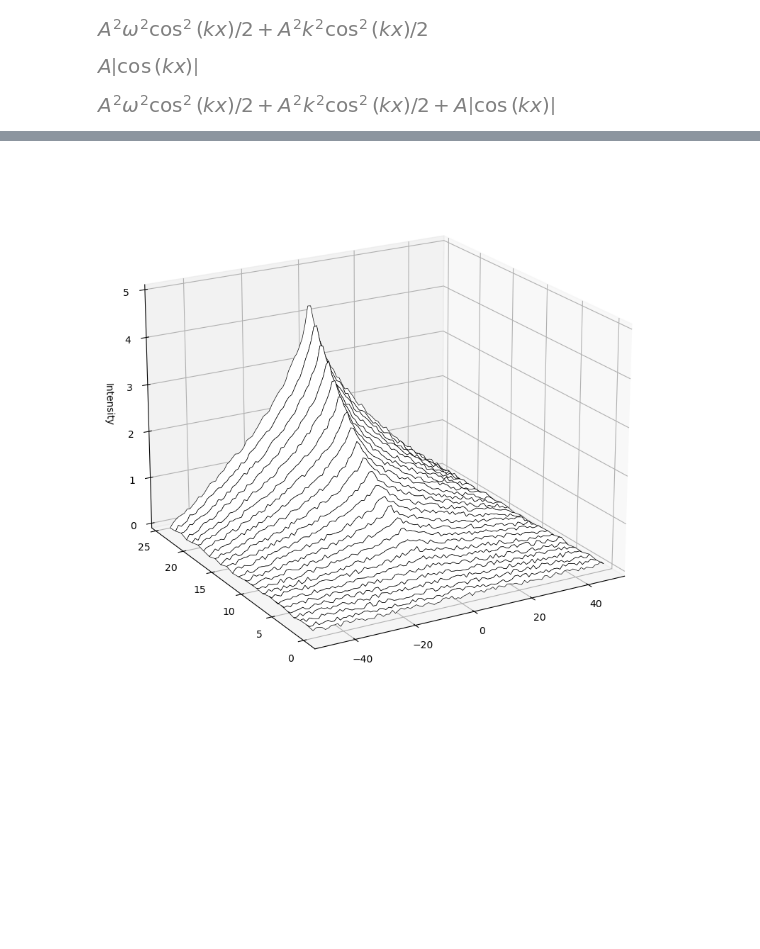
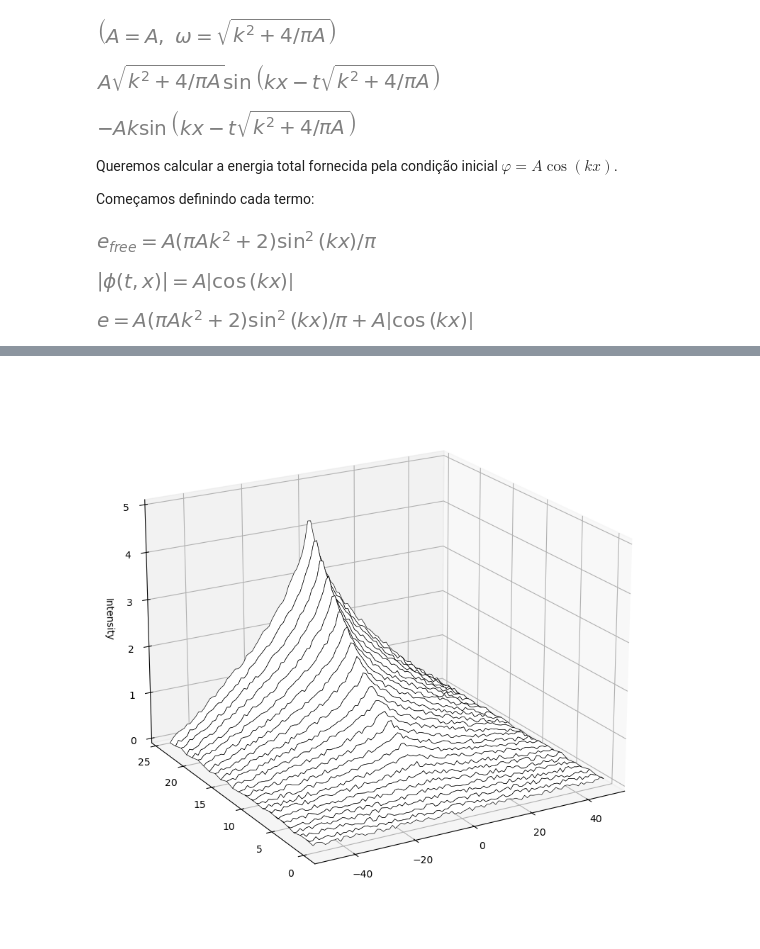
Before and after one commit to jstreibel/StudioSlab, a Jupyter notebook: Studios/Fields/Tools/DataAnalysis/ipynb/scribbles3.ipynb, the cells around one changed output, grey strips where cells are left out. Saved outputs shown, nothing was run; the diff lists cells and outputs as text; code cells hidden in the pictures; blank space fills up the shorter version.

```diff
--- a/Studios/Fields/Tools/DataAnalysis/ipynb/scribbles3.ipynb
+++ b/Studios/Fields/Tools/DataAnalysis/ipynb/scribbles3.ipynb
@@ -3,24 +3,45 @@ from sympy import *
 init_printing()
 # %%
 x = Symbol('x', real=True)
+t = Symbol('t', real=True)
+phi_symb = Function('phi')(t,x)
+m = Symbol('m', real=True, positive=True)
 k = Symbol('k', real=True, positive=True)
-k0= Symbol('k_0', real=True, positive=True)
-kn= Symbol('k_n', real=True, positive=True)
 A = Symbol('A', real=True, positive=True)
 w = Symbol('\\omega', real=True)
 n = Symbol('n', integer=True, positive=True)
 L = Symbol('L', real=True, positive=True)
+
+m = sqrt(4/pi/A)
+w = sqrt(k**2+m**2)
+#A = 4/pi/m**2
+Eq(Symbol('A'),A), Eq(Symbol('omega'), w)
+# %% [output]
+[figure, added]
 # %%
-phi = A*cos(k*x)
-dphi_dx = k*phi
-dphi_dt = w*phi
+phi = A*cos(k*x-w*t)
+dphi_dx = phi.diff(x)
+dphi_dt = phi.diff(t)
+
+display(dphi_dt, dphi_dx)
+# %% [output]
+[figure, added]
+[figure, added]
+# %%
+phi_0 = phi.subs(t, 0)
+dphi_dt_0 = dphi_dt.subs(t,0)
+dphi_dx_0 = dphi_dx.subs(t,0)
+# %% [markdown]
+Queremos calcular a energia total fornecida pela condição inicial $\varphi=A\cos(kx)$.
+
+Começamos definindo cada termo:
 # %%
-H_free = Rational(1,2)*dphi_dt**2 + Rational(1,2)*dphi_dx**2
-V = sqrt(phi**2)
-display(H_free)
-display(V)
-display(H_free + V)
+H_free = (Rational(1,2)*dphi_dt_0**2 + Rational(1,2)*dphi_dx_0**2).simplify()
+V = sqrt(phi_0**2)
+display(Eq(Symbol('e_{{free}}'), H_free))
+display(Eq(Abs(phi_symb), V))
+display(Eq(Symbol('e'), H_free + V))
 # %% [output]
-[figure, old version]
+[figure, new version]
-[figure, old version]
+[figure, new version]
-[figure, old version]
+[figure, new version]
```
Also changed, not shown: parts of 20 cells of this notebook, 7 other files.
